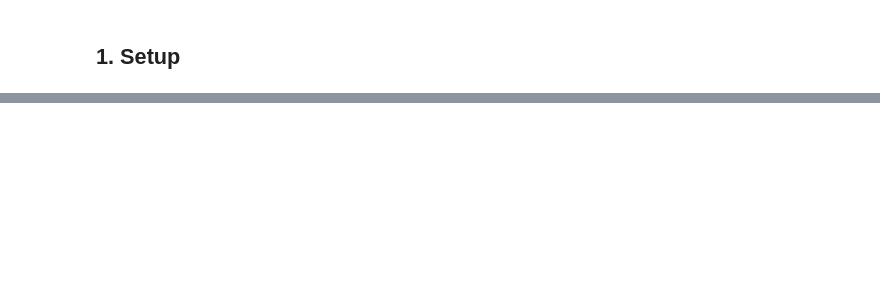
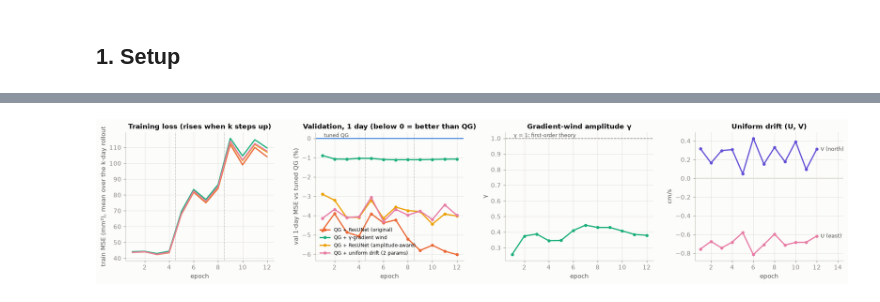
Before and after one commit to redouanelg/qgsw-DI, a Jupyter notebook: QGNet_Pytorch/notebooks/SSHforecastingQGSW_PyTorch_multistep.ipynb, the cells around one changed output, grey strips where cells are left out. Saved outputs shown, nothing was run; the diff lists cells and outputs as text; code cells hidden in the pictures; blank space fills up the shorter version.

```diff
--- a/QGNet_Pytorch/notebooks/SSHforecastingQGSW_PyTorch_multistep.ipynb
+++ b/QGNet_Pytorch/notebooks/SSHforecastingQGSW_PyTorch_multistep.ipynb
@@ -1536,0 +296,16 @@ else:
+# %%
+MODEL_NAMES = ["resunet_orig", "gradwind_gamma", "resunet_amp", "uniform_drift"]
+NETS = ["resunet_orig", "resunet_amp"]
+models, hists = {}, {}
+for name in MODEL_NAMES:
+    if (L.CHECKPOINT_DIR / f"{name}.pt").exists() and not RETRAIN:
+        models[name], hists[name] = L.load_trained(name, case)
+    else:
+        models[name], hists[name] = L.train(name, case, idx)
+    cfg = hists[name]["config"]
+    print(f"{name:15s} {cfg['n_params']:7d} params, best val epoch "
+          f"{min(hists[name]['epochs'], key=lambda e: e['val_mse_1d'])['epoch']}, "
+          f"trained in {hists[name]['epochs'][-1]['seconds']/60:.0f} min")
+print(f"learned gamma = {float(models['gradwind_gamma'].gamma):.3f}")
+U, V = models["uniform_drift"].uv.tolist()
+print(f"learned uniform drift U = {100*U:+.2f} cm/s (east), V = {100*V:+.2f} cm/s (north)")
@@ -1536,0 +321,41 @@ else:
+# %%
+qg_val = np.mean([float(case.mse(case.forecast(s, 1), case.target(s, 1))[0]) for s in idx["val"]])
+fig, axes = plt.subplots(1, 4, figsize=(17, 3.8))
+for name in MODEL_NAMES:
+    col, ls, lab = STYLE[name]
+    ep = [e["epoch"] for e in hists[name]["epochs"]]
+    axes[0].plot(ep, [1e6 * e["train_mse"] for e in hists[name]["epochs"]], color=col, ls=ls, label=lab)
+    axes[1].plot(ep, [100 * (e["val_mse_1d"] / qg_val - 1) for e in hists[name]["epochs"]],
+                 color=col, ls=ls, marker="o", ms=4, label=lab)
+for ax in axes[:2]:
+    for e in hists[MODEL_NAMES[0]]["epochs"]:
+        if e["epoch"] > 1 and e["k"] != hists[MODEL_NAMES[0]]["epochs"][e["epoch"] - 2]["k"]:
+            ax.axvline(e["epoch"] - 0.5, color=MUTED, lw=0.8, ls=":")
+    ax.set_xlabel("epoch")
+axes[0].set_ylabel("train MSE (mm²), mean over the k-day rollout")
+axes[0].set_title("Training loss (rises when k steps up)")
+axes[1].axhline(0, color=STYLE["qg_tuned"][0], lw=1.5)
+axes[1].text(1, 0, " tuned QG", color=INK2, va="bottom", fontsize=8.5)
+axes[1].set_ylabel("val 1-day MSE vs tuned QG (%)")
+axes[1].set_title("Validation, 1 day (below 0 = better than QG)")
+axes[1].legend(fontsize=8)
+g = [e["gamma"] for e in hists["gradwind_gamma"]["epochs"]]
+axes[2].plot(range(1, len(g) + 1), g, color=STYLE["gradwind_gamma"][0], marker="o", ms=4)
+axes[2].axhline(1, color=MUTED, ls="--", lw=1)
+axes[2].text(1, 1, " γ = 1: first-order theory", color=INK2, va="bottom", fontsize=8.5)
+axes[2].set_xlabel("epoch")
+axes[2].set_ylabel("γ")
+axes[2].set_title("Gradient-wind amplitude γ")
+uv = np.array([e["uv"] for e in hists["uniform_drift"]["epochs"]])
+for comp, lab, col in ((0, "U (east)", SLOT[4]), (1, "V (north)", SLOT[6])):
+    axes[3].plot(range(1, len(uv) + 1), 100 * uv[:, comp], color=col, marker="o", ms=4)
+    label_line_end(axes[3], len(uv), 100 * uv[-1, comp], lab, col)
+axes[3].axhline(0, color=GRID)
+axes[3].set_xlim(0.5, len(uv) + 2.5)
+axes[3].set_xlabel("epoch")
+axes[3].set_ylabel("cm/s")
+axes[3].set_title("Uniform drift (U, V)")
+fig.tight_layout()
+plt.show()
+# %% [output]
+[figure, added]
```
Also changed, not shown: parts of 45 cells of this notebook, 2 other files.
